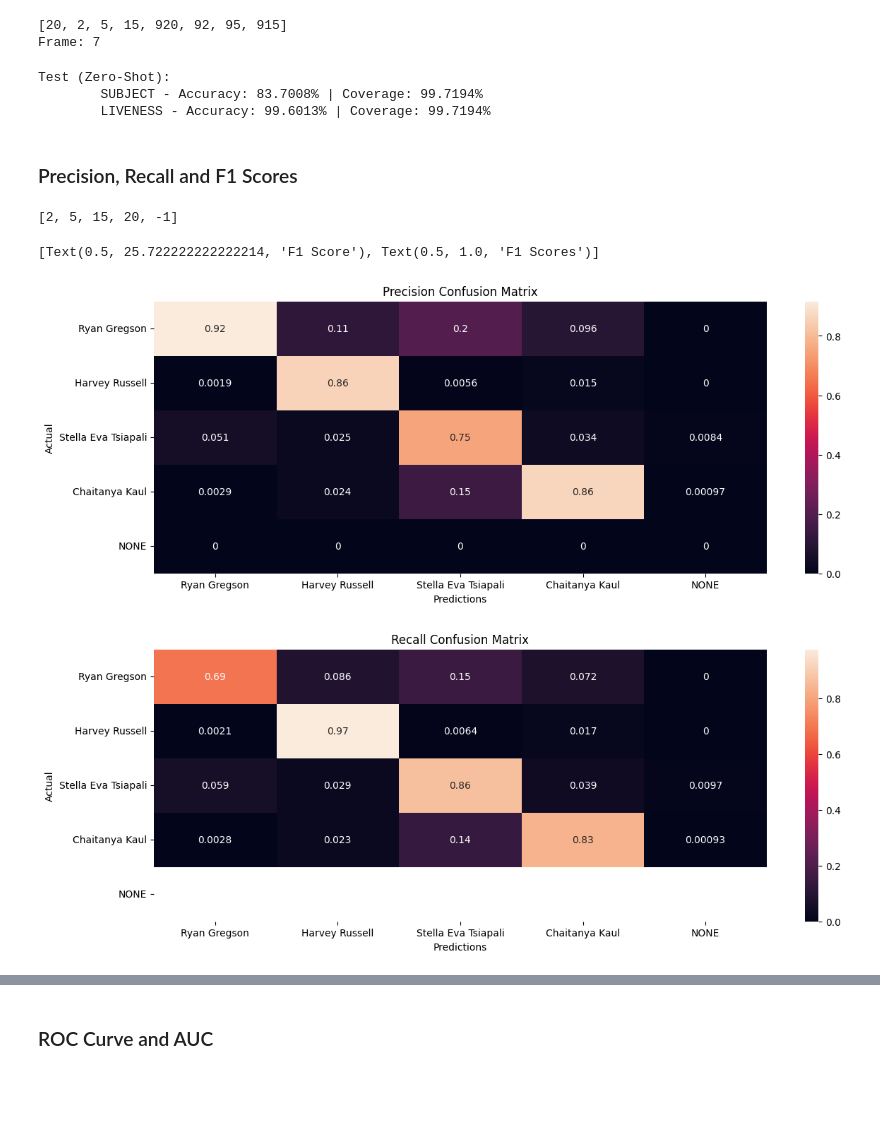
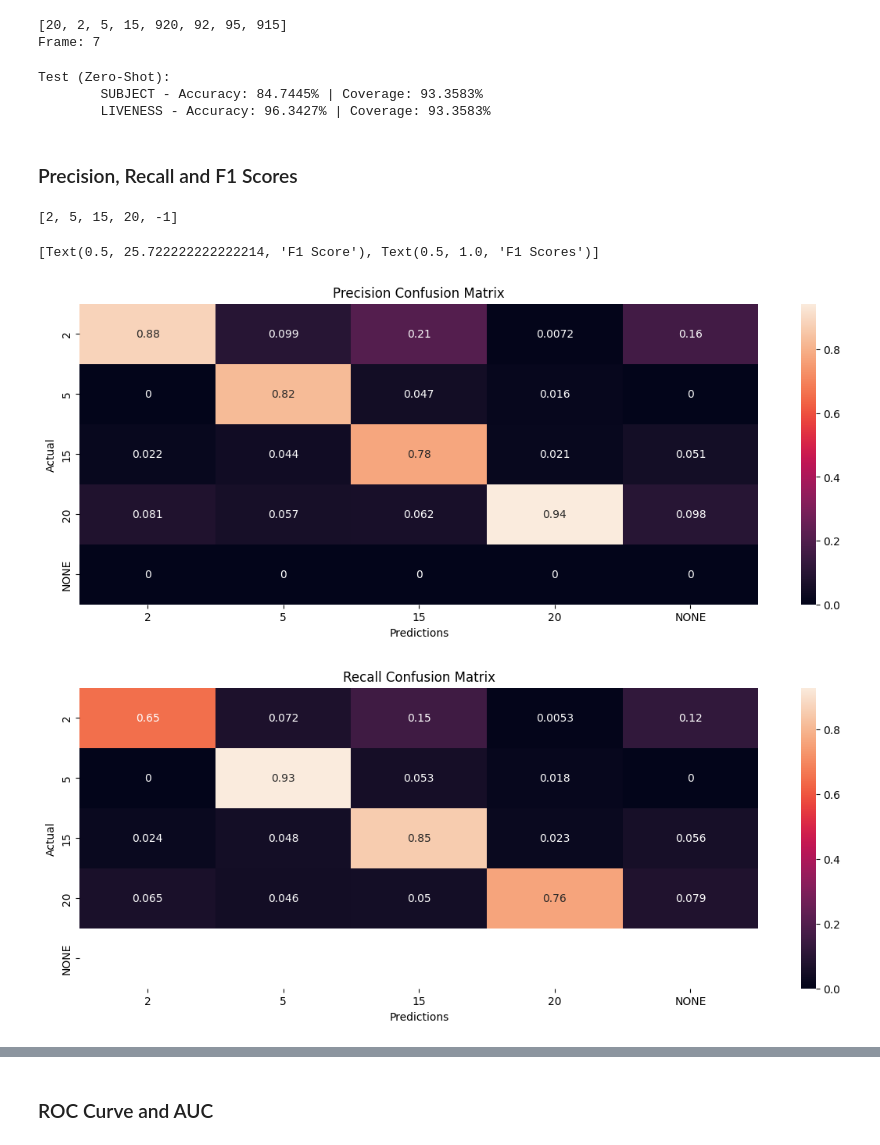
Before and after one commit to StergiousAji/mmFace-3D-Face-Recognition-using-RGB-and-mmWave-Radar, a Jupyter notebook: src/3DFR_Net/mmFace/mmFace-hybrid.ipynb, the cells around one changed output, grey strips where cells are left out. Drawn from its saved outputs; the diff is of its cells as text; code cells hidden in the pictures; blank space fills up the shorter version.

Commit message:
mmFace: Completed Multi-head Attention Fusion

```diff
--- a/src/3DFR_Net/mmFace/mmFace-hybrid.ipynb
+++ b/src/3DFR_Net/mmFace/mmFace-hybrid.ipynb
@@ -59,20 +59,19 @@ from neural_nets import MMFaceHybrid, concatenate, add, multiply, pairwise_dot_a
 from utils import load_model, load_history
 from torch import nn
 
-num_epochs = 20
+num_epochs = 15
 learning_rate = 0.01
 
 lambda1, lambda2 = 1, 1
 
-# TODO: TRAIN PAIRWISE_DOT_FLATTEN
 # all fusion methods run for 20 epochs
-model = MMFaceHybrid(num_subjects, fuse=concatenate).to(device)
+model = MMFaceHybrid(num_subjects, fuse=multihead_attention).to(device)
 
 # Loss + Optimiser
 criterion = nn.CrossEntropyLoss()
 optimiser = torch.optim.SGD(model.parameters(), lr=learning_rate, weight_decay=0.001, momentum=0.9)
 
-model_name = f"mmFace-hybrid-AUGMENTED-ZERO-SHOT-concatenate.pt"
+model_name = f"mmFace-hybrid-AUGMENTED-ZERO-SHOT-multihead_attention.pt"
 cur_epoch, loss_history, train_acc, val_acc = load_model(model_name, model, optimiser)
 
 if len(loss_history) > 0:
@@ -210,13 +184,13 @@ Epoch [19/19]:
 # %% [markdown]
 ### Load Models for Inference
 # %%
-from neural_nets import MMFaceHybrid, concatenate, add, multiply, pairwise_dot_avg, pairwise_dot_max, multihead_attention
+from neural_nets import MMFaceHybrid, concatenate, add, multiply, pairwise_dot_avg, pairwise_dot_max, pairwise_dot_flatten, multihead_attention
 from utils import load_model
 
 # TODO: LOAD ALL MODELS TO COMPARE AGAINST THEM
-model = MMFaceHybrid(num_subjects, fuse=concatenate).to(device)
+model = MMFaceHybrid(num_subjects, fuse=pairwise_dot_avg).to(device)
 
-model_name = f"mmFace-hybrid-AUGMENTED-ZERO-SHOT-concatenate.pt"
+model_name = f"mmFace-hybrid-AUGMENTED-ZERO-SHOT-pairwise_dot_avg.pt"
 cur_epoch, loss_history, train_acc, val_acc = load_model(model_name, model, torch.optim.SGD(model.parameters(), lr=0.01, weight_decay=0.001, momentum=0.9))
 
 if len(loss_history) > 0:
@@ -228,9 +202,2 @@ mmFace-hybrid-AUGMENTED-ZERO-SHOT-concatenate.pt
         Train Accuracy: (100.0, 100.0)
         Validation Accuracy: []
-# %%
-x = np.array([[1, 2, 3]])
-y = np.array([[4, 5, 6]])
-
-pairwise_dot = x.T @ y
-print(pairwise_dot)
-np.mean(pairwise_dot, axis=1)
@@ -343,39 +305,41 @@ print(f"\tSUBJECT - Accuracy: {acc_subject:.4f}% | Coverage: {cov_subject:.4f}%"
 print(f"\tLIVENESS - Accuracy: {acc_liveness:.4f}% | Coverage: {cov_liveness:.4f}%")
 # %% [output]
 Test (Zero-Shot):
-        SUBJECT - Accuracy: 83.7008% | Coverage: 99.7194%
-        LIVENESS - Accuracy: 99.6013% | Coverage: 99.7194%
+        SUBJECT - Accuracy: 84.7445% | Coverage: 93.3583%
+        LIVENESS - Accuracy: 96.3427% | Coverage: 93.3583%
 # %% [markdown]
 ### Precision, Recall and F1 Scores
 # %%
 from sklearn.metrics import f1_score
 import matplotlib.pyplot as plt
 import seaborn as sn
 import pandas as pd
 import sys
 sys.path.insert(1, "../../Soli/soli_realsense/")
 from names import anon_names
 
-subject_names = list(np.array(anon_names)[test_labels_s[:-1]])+["NONE"]
+# subject_names = list(np.array(anon_names)[test_labels_s[:-1]])+["NONE"]
+subject_names = test_labels_s[:-1]+["NONE"]
 
 print(test_labels_s)
-
+# PRECISION: Measure of quality: Ratio of getting guess correct out of the number of times it guessed that class
 df_cm_p = pd.DataFrame(cfm_subject / np.sum(cfm_subject, axis=0)[:, None], index=subject_names, columns=subject_names)
 plt.figure(figsize=(14, 5))
 heatmap_p = sn.heatmap(df_cm_p, annot=True)
 heatmap_p.set(xlabel="Predictions", ylabel="Actual", title="Precision Confusion Matrix")
 
+# RECALL: Measure of quantity: Ratio of getting guess correct out of the number of actual items in class
 df_cm_r = pd.DataFrame(cfm_subject / np.sum(cfm_subject, axis=1)[:, None], index=subject_names, columns=subject_names)
 plt.figure(figsize=(14, 5))
 heatmap_r = sn.heatmap(df_cm_r, annot=True)
 heatmap_r.set(xlabel="Predictions", ylabel="Actual", title="Recall Confusion Matrix")
 
 df_f1 = pd.DataFrame(f1_score(true_labels_s, preds_s_norm, labels=test_labels_s, average=None), index=subject_names)
 plt.figure(figsize=(5, 5))
 heatmap_f1 = sn.heatmap(df_f1, annot=True)
 heatmap_f1.set(xlabel="F1 Score", title="F1 Scores")
 # %% [output]
 [2, 5, 15, 20, -1]
 [Text(0.5, 25.722222222222214, 'F1 Score'), Text(0.5, 1.0, 'F1 Scores')]
-[figure, old version]
+[figure, new version]
-[figure, old version]
+[figure, new version]
```
Also changed, not shown: parts of 13 cells of this notebook, 1 other file.
